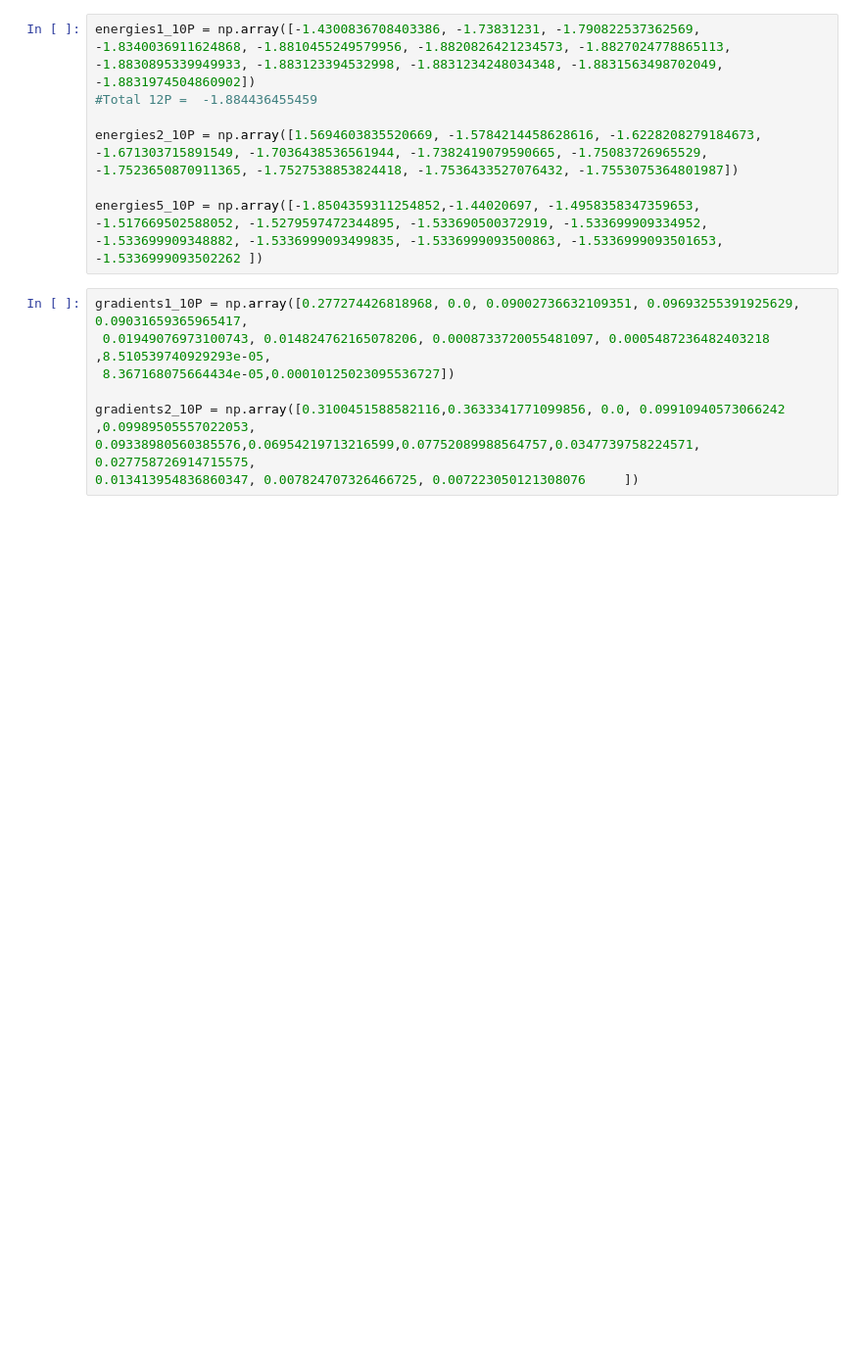
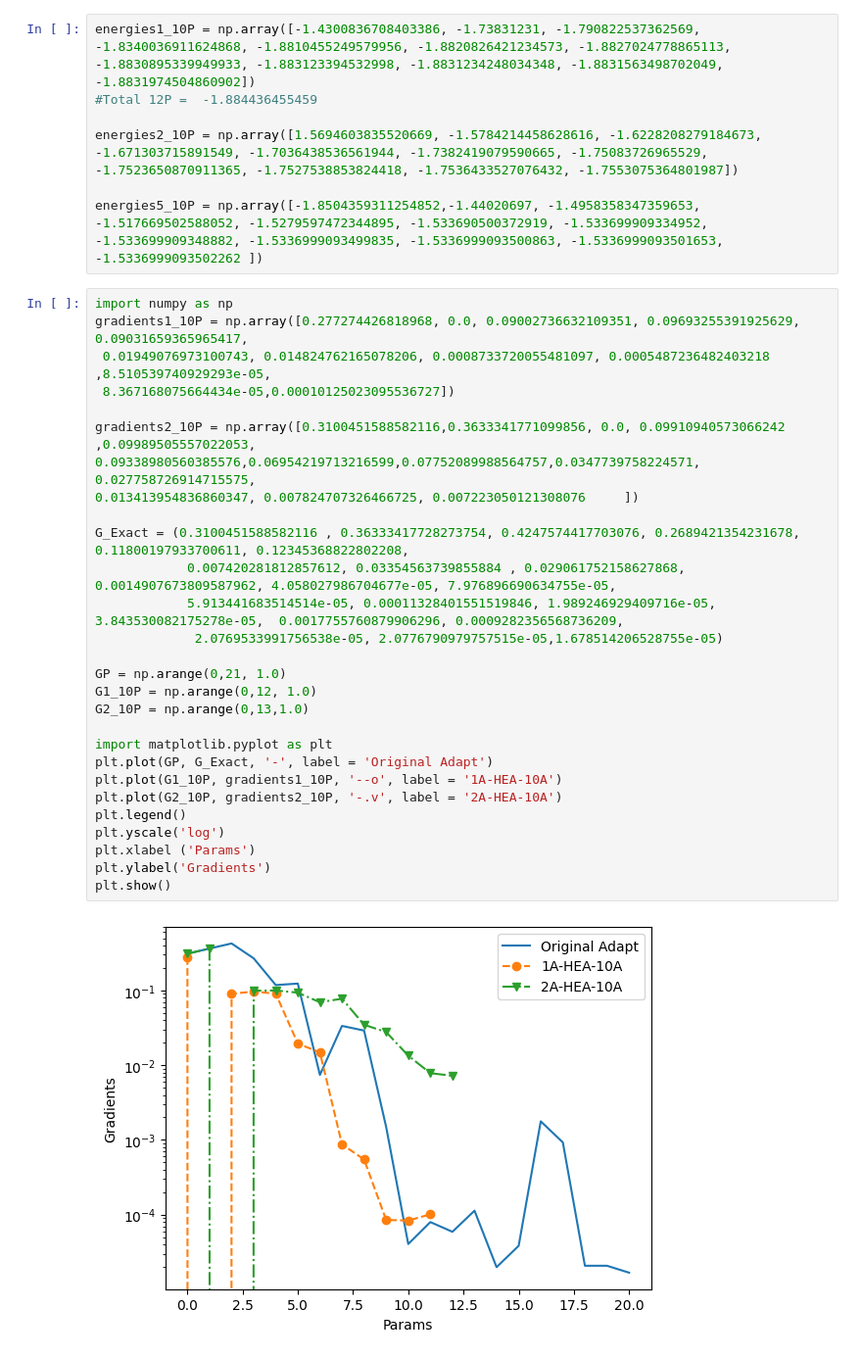
Before and after one commit to srivathsanps-quantum/QC-chemistry, a Jupyter notebook: shots/AdaptHEA.ipynb, the cells around one changed output. Shown at 98% size. Cells and saved outputs as stored; diff of their text form; blank space fills up the shorter version.

Commit message:
Plot Updated

```diff
--- a/shots/AdaptHEA.ipynb
+++ b/shots/AdaptHEA.ipynb
@@ -465,10 +465,32 @@ energies2_10P = np.array([1.5694603835520669, -1.5784214458628616, -1.6228208279
 
 energies5_10P = np.array([-1.8504359311254852,-1.44020697, -1.4958358347359653, -1.517669502588052, -1.5279597472344895, -1.533690500372919, -1.533699909334952, -1.533699909348882, -1.5336999093499835, -1.5336999093500863, -1.5336999093501653, -1.5336999093502262 ])
 # %%
+import numpy as np
 gradients1_10P = np.array([0.277274426818968, 0.0, 0.09002736632109351, 0.09693255391925629, 0.09031659365965417,
  0.01949076973100743, 0.014824762165078206, 0.0008733720055481097, 0.0005487236482403218 ,8.510539740929293e-05,
  8.367168075664434e-05,0.00010125023095536727])
 
 gradients2_10P = np.array([0.3100451588582116,0.3633341771099856, 0.0, 0.09910940573066242 ,0.09989505557022053,
 0.09338980560385576,0.06954219713216599,0.07752089988564757,0.0347739758224571, 0.027758726914715575,
 0.013413954836860347, 0.007824707326466725, 0.007223050121308076     ])
+
+G_Exact = (0.3100451588582116 , 0.36333417728273754, 0.4247574417703076, 0.2689421354231678, 0.11800197933700611, 0.12345368822802208,
+            0.007420281812857612, 0.03354563739855884 , 0.029061752158627868, 0.0014907673809587962, 4.058027986704677e-05, 7.976896690634755e-05,
+            5.913441683514514e-05, 0.00011328401551519846, 1.989246929409716e-05, 3.843530082175278e-05,  0.0017755760879906296, 0.0009282356568736209,
+             2.0769533991756538e-05, 2.0776790979757515e-05,1.678514206528755e-05)
+
+GP = np.arange(0,21, 1.0)
+G1_10P = np.arange(0,12, 1.0)
+G2_10P = np.arange(0,13,1.0)
+
+import matplotlib.pyplot as plt
+plt.plot(GP, G_Exact, '-', label = 'Original Adapt')
+plt.plot(G1_10P, gradients1_10P, '--o', label = '1A-HEA-10A')
+plt.plot(G2_10P, gradients2_10P, '-.v', label = '2A-HEA-10A')
+plt.legend()
+plt.yscale('log')
+plt.xlabel ('Params')
+plt.ylabel('Gradients')
+plt.show()
+# %% [output]
+[figure, added]
```
